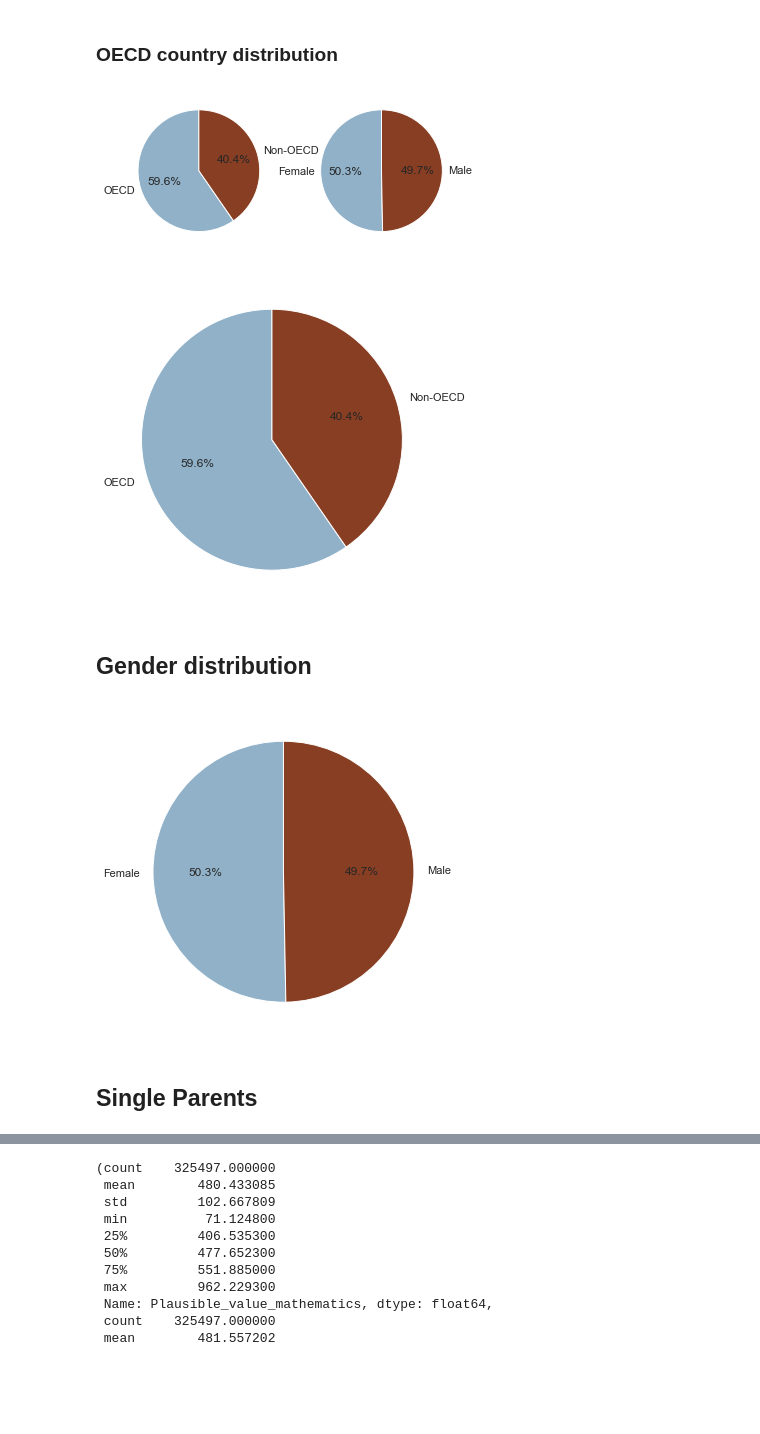
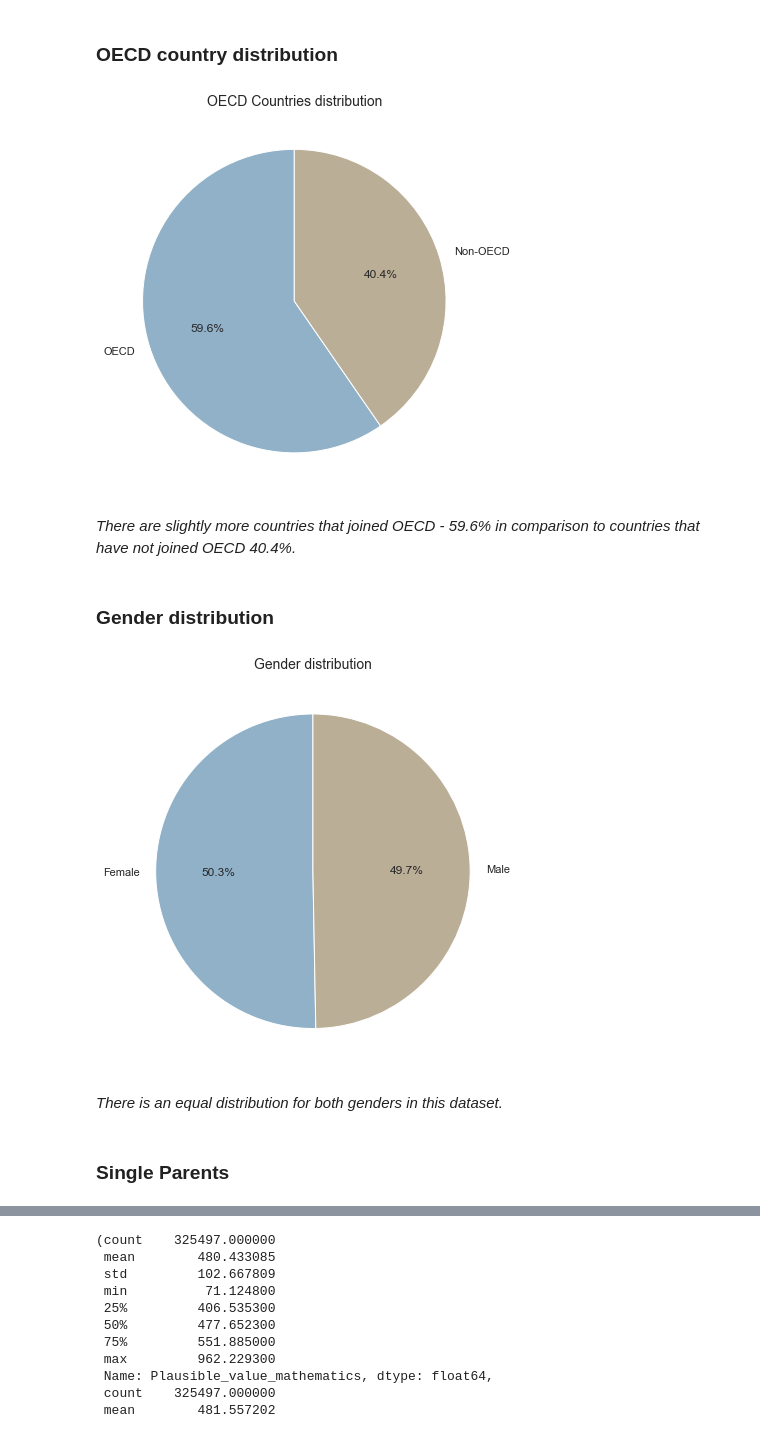
Before and after one commit to AndrejaCH/Exploratory_and_Explanatory_Visualizations, a Jupyter notebook: Data_Exploration.ipynb, the cells around one changed output, grey strips where cells are left out. Drawn from its saved outputs; the diff is of its cells as text; code cells hidden in the pictures; blank space fills up the shorter version.

```diff
--- a/Data_Exploration.ipynb
+++ b/Data_Exploration.ipynb
@@ -498,30 +500,43 @@ I will focus on the following charts:
 ### OECD country distribution
 # %%
 # Define colors
-colors = ['#90b1c8','#873e23']
+colors = ['#90b1c8','#baae97']
+color1 = ['#90b1c8']
+color2 = ['#baae97']
+color3 = ['#ad6d2f']
 # %%
-fig, (ax1, ax2) = plt.subplots(1,2)
-ax1.pie(df['OECD_country'].value_counts(), colors = colors, labels=['OECD', 'Non-OECD'], autopct='%1.1f%%', startangle=90);
-ax2.pie(df['Gender'].value_counts(), colors = colors, labels=['Female', 'Male'], autopct='%1.1f%%', startangle=90);
-#ax3.pie(df['Single_parent'].value_counts(), colors = colors, labels=['Both Parents', 'Single Parent'], autopct='%1.1f%%', startangle=90);
+# fig, (ax1, ax2) = plt.subplots(1,2)
+# ax1.pie(df['OECD_country'].value_counts(), colors = colors, labels=['OECD', 'Non-OECD'], autopct='%1.1f%%', startangle=90);
+# ax2.pie(df['Gender'].value_counts(), colors = colors, labels=['Female', 'Male'], autopct='%1.1f%%', startangle=90);
+# #ax3.pie(df['Single_parent'].value_counts(), colors = colors, labels=['Both Parents', 'Single Parent'], autopct='%1.1f%%', startangle=90);
-# %% [output]
-[figure, removed]
 # %%
 # Distribution of OECD countries
 fig, ax = plt.subplots(figsize=(6, 6))
 ax.pie(df['OECD_country'].value_counts(), colors = colors, labels=['OECD', 'Non-OECD'], autopct='%1.1f%%', startangle=90);
+ax1.axis('equal');
+plt.tight_layout();
+plt.title('OECD Countries distribution', fontsize = 14)
+plt.show();
 # %% [output]
-[figure, old version]
+[figure, new version]
+# %% [markdown]
+*There are slightly more countries that joined OECD - 59.6% in comparison to countries that have not joined OECD 40.4%.*
 # %% [markdown]
-## Gender distribution
+### Gender distribution
 # %%
 # Distribution of gender
 fig, ax = plt.subplots(figsize=(6, 6))
 ax.pie(df['Gender'].value_counts(), colors = colors, labels=['Female', 'Male'], autopct='%1.1f%%', startangle=90);
+ax1.axis('equal');
+plt.tight_layout();
+plt.title('Gender distribution', fontsize = 14)
+plt.show();
 # %% [output]
-[figure, old version]
+[figure, new version]
+# %% [markdown]
+*There is an equal distribution for both genders in this dataset.*
 # %% [markdown]
-## Single Parents
+### Single Parents
 # %%
 ## Single Parents distribution
 fig, ax = plt.subplots(figsize=(6, 6))
```
Also changed, not shown: parts of 90 cells of this notebook.
